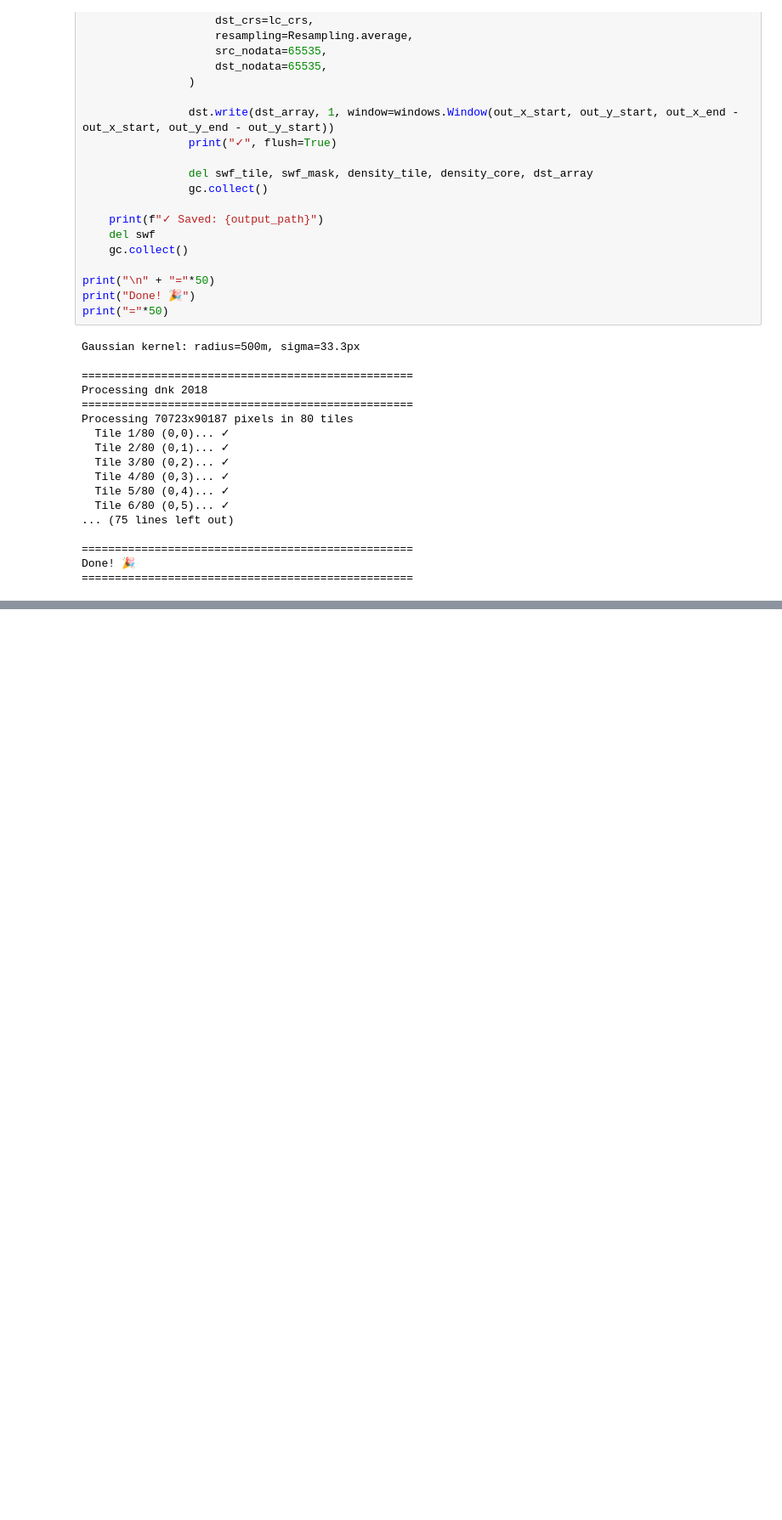
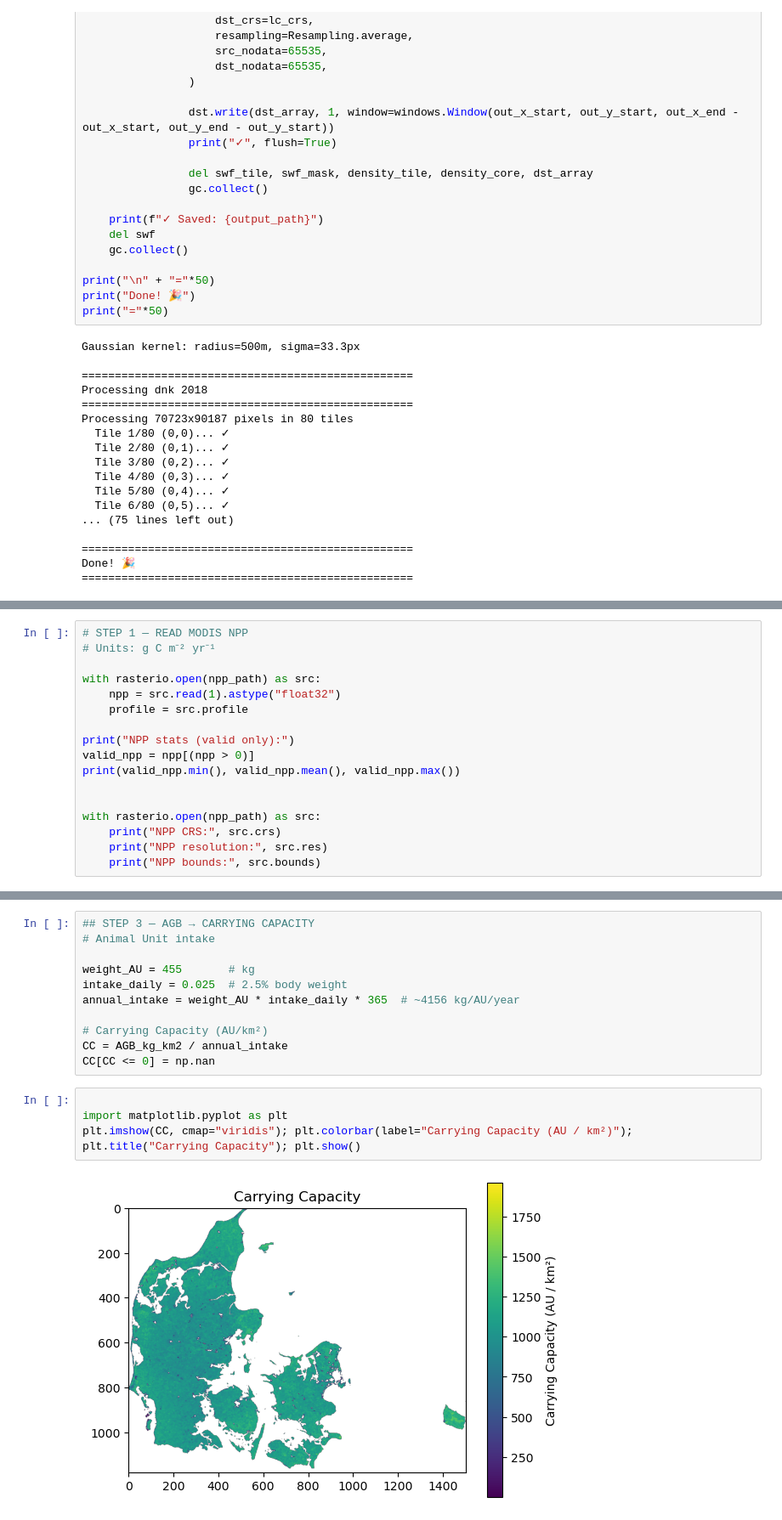
Before and after one commit to Assimila/LEON-P5, a Jupyter notebook: 1_prep_land_use.ipynb, the cells around one changed output, grey strips where cells are left out. Shown at 85% size. Saved outputs shown, nothing was run; the diff lists cells and outputs as text; blank space fills up the shorter version.

```diff
--- a/1_prep_land_use.ipynb
+++ b/1_prep_land_use.ipynb
@@ -846,0 +1054,17 @@ Done! 🎉
+# %%
+# STEP 1 — READ MODIS NPP
+# Units: g C m⁻² yr⁻¹
+
+with rasterio.open(npp_path) as src:
+    npp = src.read(1).astype("float32")
+    profile = src.profile
+
+print("NPP stats (valid only):")
+valid_npp = npp[(npp > 0)]
+print(valid_npp.min(), valid_npp.mean(), valid_npp.max())
+
+
+with rasterio.open(npp_path) as src:
+    print("NPP CRS:", src.crs)
+    print("NPP resolution:", src.res)
+    print("NPP bounds:", src.bounds)
@@ -846,0 +1098,17 @@ Done! 🎉
+# %%
+## STEP 3 — AGB → CARRYING CAPACITY
+# Animal Unit intake
+
+weight_AU = 455       # kg
+intake_daily = 0.025  # 2.5% body weight
+annual_intake = weight_AU * intake_daily * 365  # ~4156 kg/AU/year
+
+# Carrying Capacity (AU/km²)
+CC = AGB_kg_km2 / annual_intake
+CC[CC <= 0] = np.nan
+# %%
+
+import matplotlib.pyplot as plt
+plt.imshow(CC, cmap="viridis"); plt.colorbar(label="Carrying Capacity (AU / km²)"); plt.title("Carrying Capacity"); plt.show()
+# %% [output]
+[figure, added]
```
Also changed, not shown: parts of 18 cells of this notebook, 1 other file.
